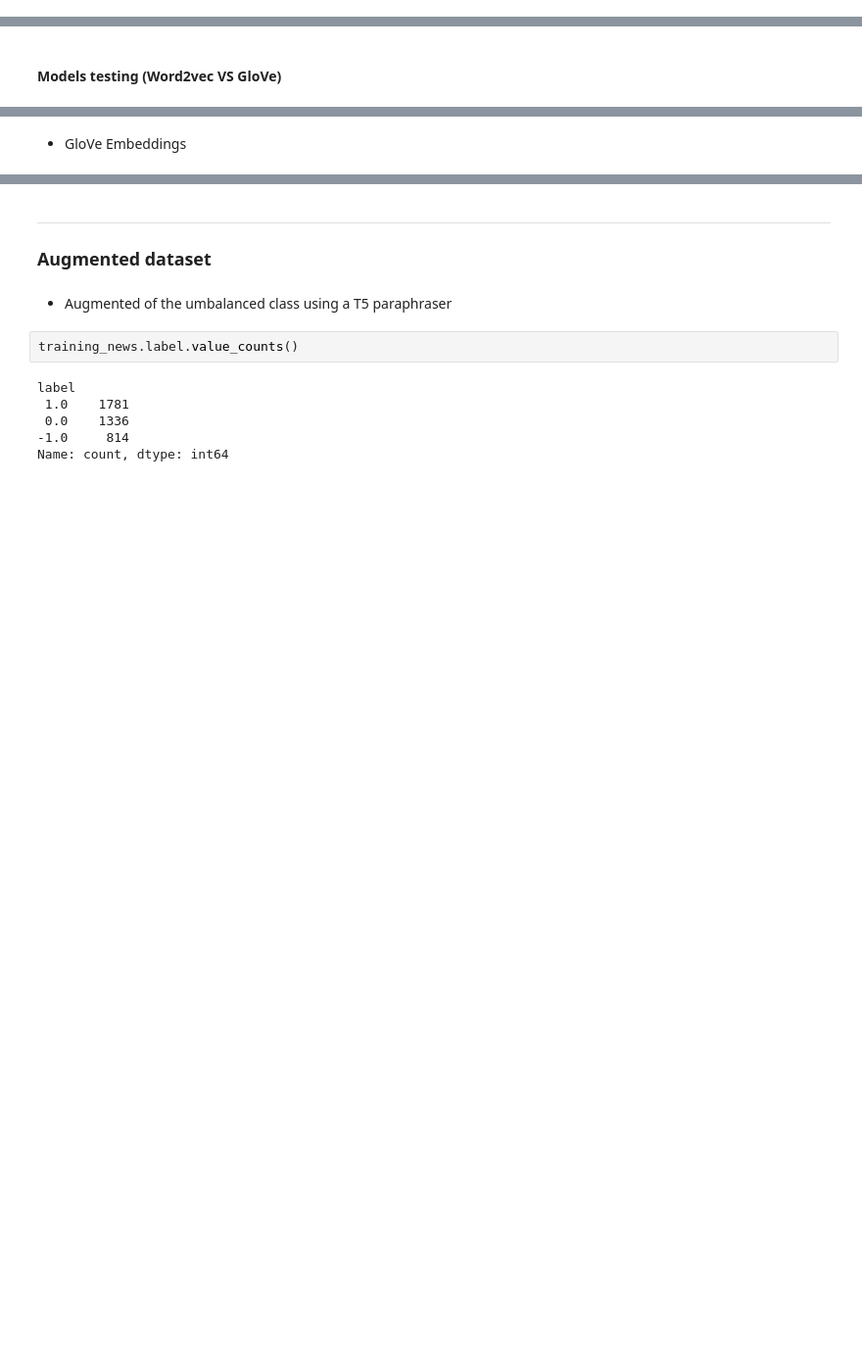
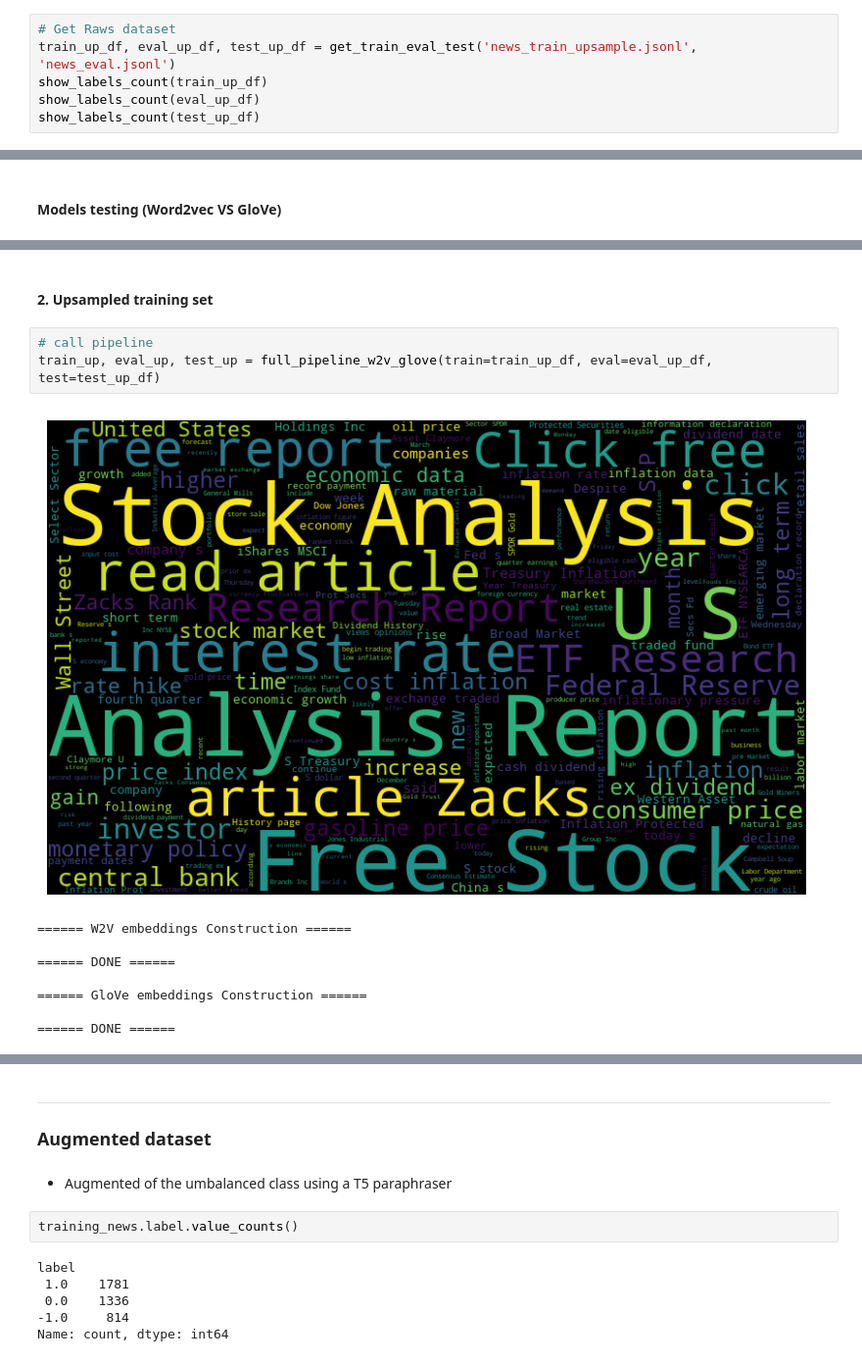
Before and after one commit to paultltc/InflaBERT, a Jupyter notebook: source/training/SA.ipynb, the cells around one changed output, grey strips where cells are left out. Shown at 98% size. Drawn from its saved outputs; the diff is of its cells as text; blank space fills up the shorter version.

```diff
--- a/source/training/SA.ipynb
+++ b/source/training/SA.ipynb
@@ -264,0 +355,6 @@ fig.update_layout(
+# %%
+# Get Raws dataset
+train_up_df, eval_up_df, test_up_df = get_train_eval_test('news_train_upsample.jsonl', 'news_eval.jsonl')
+show_labels_count(train_up_df)
+show_labels_count(eval_up_df)
+show_labels_count(test_up_df)
@@ -564,3 +478,15 @@ F1 test 0.5907524675144802
-# %% [markdown]
-- GloVe Embeddings
+# %% [markdown]
+#### 2. Upsampled training set
+# %%
+# call pipeline
+train_up, eval_up, test_up = full_pipeline_w2v_glove(train=train_up_df, eval=eval_up_df, test=test_up_df)
+# %% [output]
+[figure, added]
+====== W2V embeddings Construction ======
+
+====== DONE ======
+
+====== GloVe embeddings Construction ======
+
+====== DONE ======
 # %%
```
Also changed, not shown: parts of 49 cells of this notebook, 1 other file.
